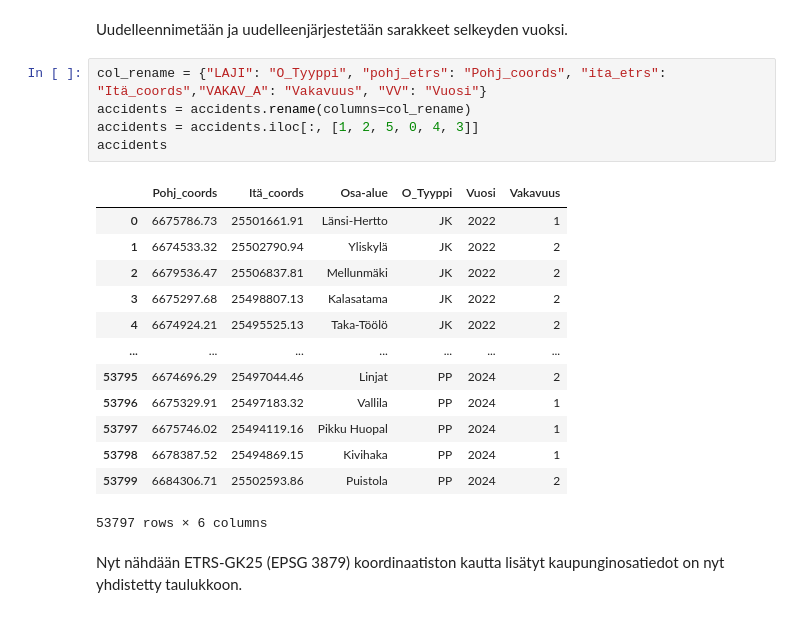
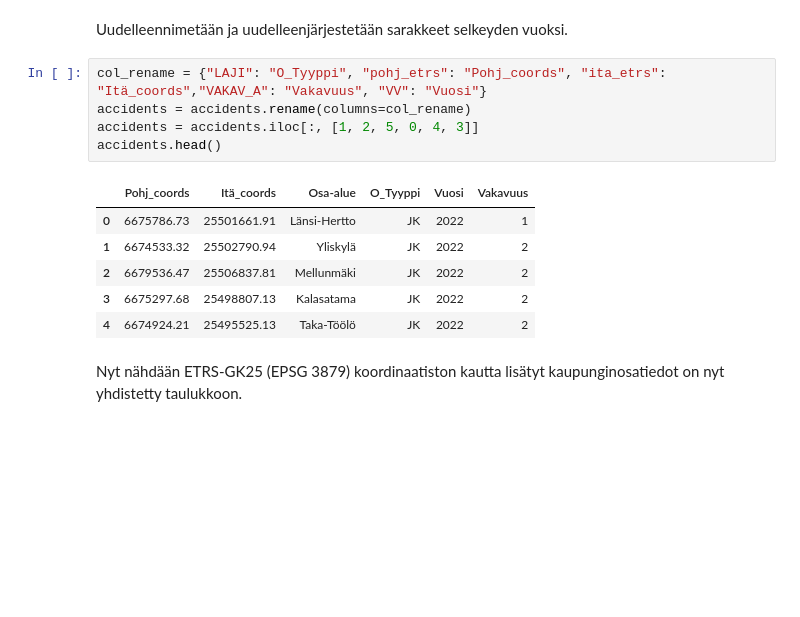
Before and after one commit to TonyKarlin/OhTu_ML_Project, a Jupyter notebook: Liikenneonnettomuudet.ipynb, the cells around one changed output. Cells and saved outputs as stored; diff of their text form; blank space fills up the shorter version.

```diff
--- a/Liikenneonnettomuudet.ipynb
+++ b/Liikenneonnettomuudet.ipynb
@@ -159,22 +162,15 @@ Uudelleennimetään ja uudelleenjärjestetään sarakkeet selkeyden vuoksi.
 # %%
 col_rename = {"LAJI": "O_Tyyppi", "pohj_etrs": "Pohj_coords", "ita_etrs": "Itä_coords","VAKAV_A": "Vakavuus", "VV": "Vuosi"}
 accidents = accidents.rename(columns=col_rename)
 accidents = accidents.iloc[:, [1, 2, 5, 0, 4, 3]]
-accidents
+accidents.head()
 # %% [output]
 |  | Pohj_coords | Itä_coords | Osa-alue | O_Tyyppi | Vuosi | Vakavuus |
 | 0 | 6675786.73 | 25501661.91 | Länsi-Hertto | JK | 2022 | 1 |
 | 1 | 6674533.32 | 25502790.94 | Yliskylä | JK | 2022 | 2 |
 | 2 | 6679536.47 | 25506837.81 | Mellunmäki | JK | 2022 | 2 |
 | 3 | 6675297.68 | 25498807.13 | Kalasatama | JK | 2022 | 2 |
 | 4 | 6674924.21 | 25495525.13 | Taka-Töölö | JK | 2022 | 2 |
-| ... | ... | ... | ... | ... | ... | ... |
-| 53795 | 6674696.29 | 25497044.46 | Linjat | PP | 2024 | 2 |
-| 53796 | 6675329.91 | 25497183.32 | Vallila | PP | 2024 | 1 |
-| 53797 | 6675746.02 | 25494119.16 | Pikku Huopal | PP | 2024 | 1 |
-| 53798 | 6678387.52 | 25494869.15 | Kivihaka | PP | 2024 | 1 |
-| 53799 | 6684306.71 | 25502593.86 | Puistola | PP | 2024 | 2 |
-53797 rows × 6 columns
 # %% [markdown]
 Nyt nähdään ETRS-GK25 (EPSG 3879) koordinaatiston kautta lisätyt kaupunginosatiedot on nyt yhdistetty taulukkoon.
 # %% [markdown]
```
Also changed, not shown: parts of 35 cells of this notebook.
